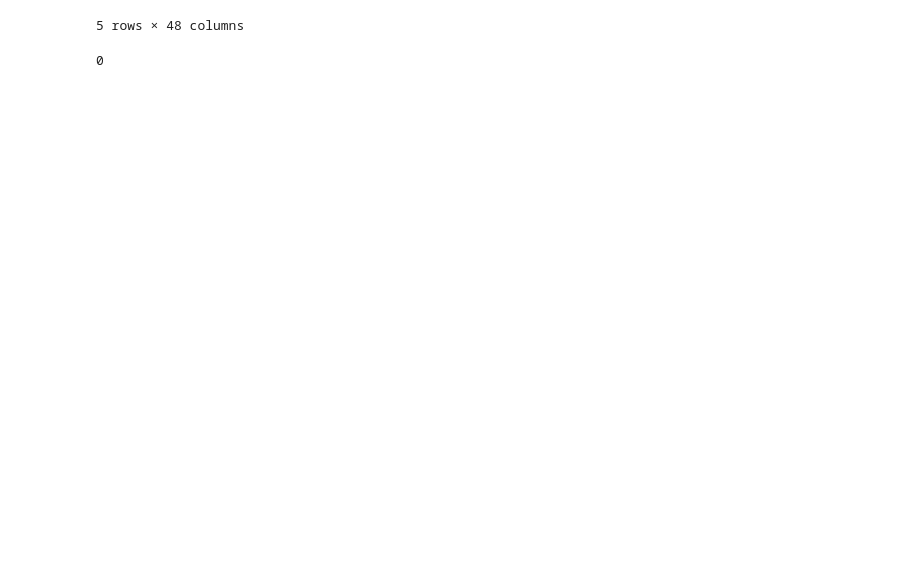
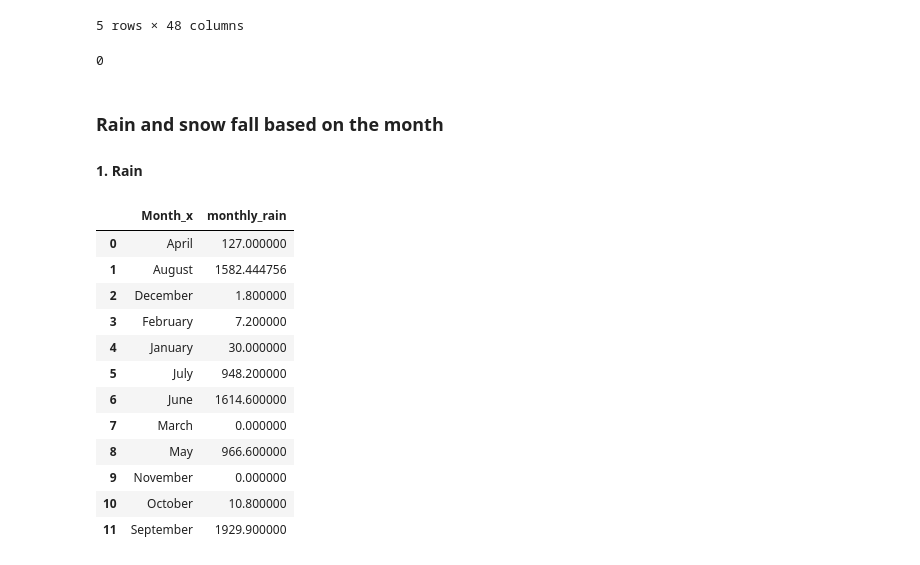
Before and after one commit to aliUofCafkhami/601-Project, a Jupyter notebook: Project 601.ipynb, the cells around one changed output. Saved outputs shown, nothing was run; the diff lists cells and outputs as text; code cells hidden in the pictures; blank space fills up the shorter version.

```diff
--- a/Project 601.ipynb
+++ b/Project 601.ipynb
@@ -344,3 +340,26 @@ df.head(5)
 df['Total Snow (cm)'].isna().sum()
 # %% [output]
 0
+# %% [markdown]
+### Rain and snow fall based on the month
+
+#### 1. Rain
+# %%
+rain_month = df.groupby(['Month_x']).agg(
+    monthly_rain = ('Total Rain (mm)','sum')
+).reset_index()
+rain_month
+# %% [output]
+|  | Month_x | monthly_rain |
+| 0 | April | 127.000000 |
+| 1 | August | 1582.444756 |
+| 2 | December | 1.800000 |
+| 3 | February | 7.200000 |
+| 4 | January | 30.000000 |
+| 5 | July | 948.200000 |
+| 6 | June | 1614.600000 |
+| 7 | March | 0.000000 |
+| 8 | May | 966.600000 |
+| 9 | November | 0.000000 |
+| 10 | October | 10.800000 |
+| 11 | September | 1929.900000 |
```
Also changed, not shown: parts of 11 cells of this notebook.
